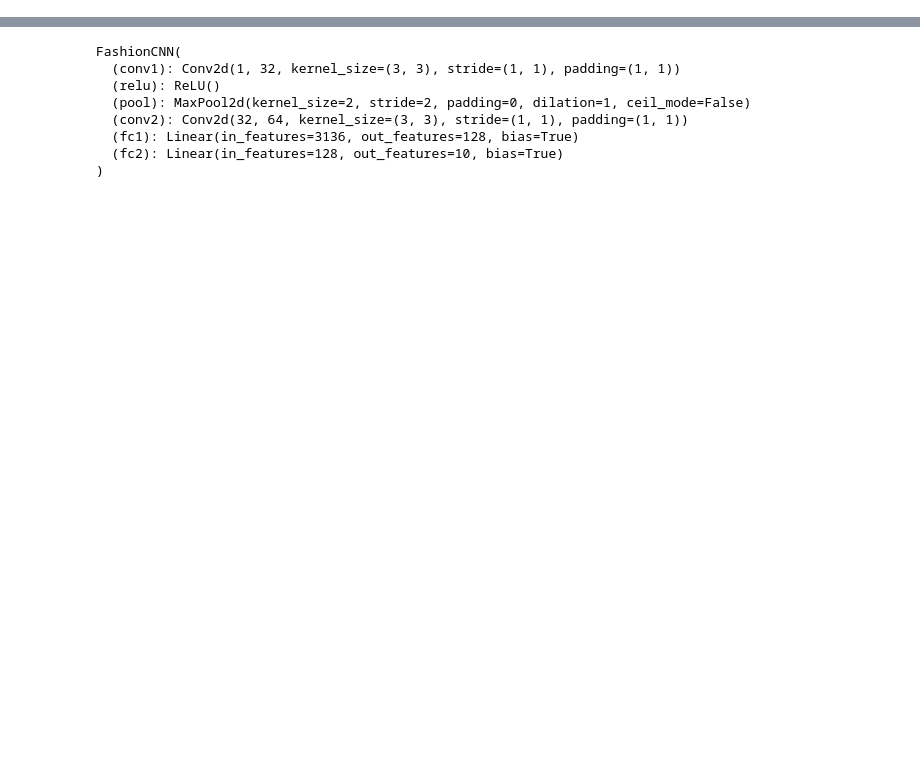
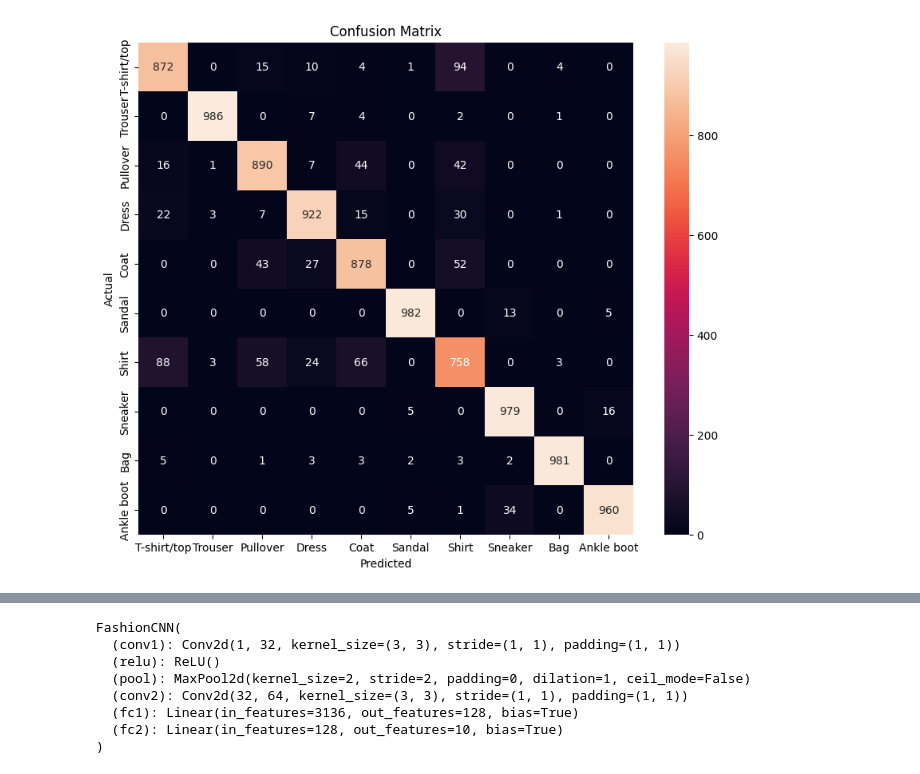
Before and after one commit to sharjeel-ahmed17/fashion-mnist-project, a Jupyter notebook: backend/notebooks/fashion_cnn.ipynb, the cells around one changed output, grey strips where cells are left out. Cells and saved outputs as stored; diff of their text form; code cells hidden in the pictures; blank space fills up the shorter version.

```diff
--- a/backend/notebooks/fashion_cnn.ipynb
+++ b/backend/notebooks/fashion_cnn.ipynb
@@ -58,22 +40,26 @@ class FashionCNN(nn.Module):
     def __init__(self):
         super(FashionCNN, self).__init__()
 
-        self.conv1 = nn.Conv2d(1, 32, kernel_size=3, padding=1)
+        self.conv1 = nn.Conv2d(1, 32, 3, padding=1)
+        self.conv2 = nn.Conv2d(32, 64, 3, padding=1)
+
         self.relu = nn.ReLU()
         self.pool = nn.MaxPool2d(2, 2)
 
-        self.conv2 = nn.Conv2d(32, 64, kernel_size=3, padding=1)
+        self.dropout = nn.Dropout(0.3)
 
         self.fc1 = nn.Linear(64 * 7 * 7, 128)
         self.fc2 = nn.Linear(128, 10)
 
     def forward(self, x):
-        x = self.pool(self.relu(self.conv1(x)))   # (28x28 → 14x14)
-        x = self.pool(self.relu(self.conv2(x)))   # (14x14 → 7x7)
+        x = self.pool(self.relu(self.conv1(x)))
+        x = self.pool(self.relu(self.conv2(x)))
 
         x = x.view(-1, 64 * 7 * 7)
         x = self.relu(self.fc1(x))
+        x = self.dropout(x)
         x = self.fc2(x)
+
         return x
 # %%
 device = torch.device("cuda" if torch.cuda.is_available() else "cpu")
@@ -130,3 +176,17 @@ Test Accuracy: 92.10%
 # %%
 classes = ['T-shirt/top', 'Trouser', 'Pullover', 'Dress', 'Coat',
            'Sandal', 'Shirt', 'Sneaker', 'Bag', 'Ankle boot']
+
+cm = confusion_matrix(all_labels, all_preds)
+
+plt.figure(figsize=(10, 8))
+sns.heatmap(cm, annot=True, fmt="d",
+            xticklabels=classes,
+            yticklabels=classes)
+
+plt.title("Confusion Matrix")
+plt.xlabel("Predicted")
+plt.ylabel("Actual")
+plt.show()
+# %% [output]
+[figure, added]
```
Also changed, not shown: parts of 12 cells of this notebook.
